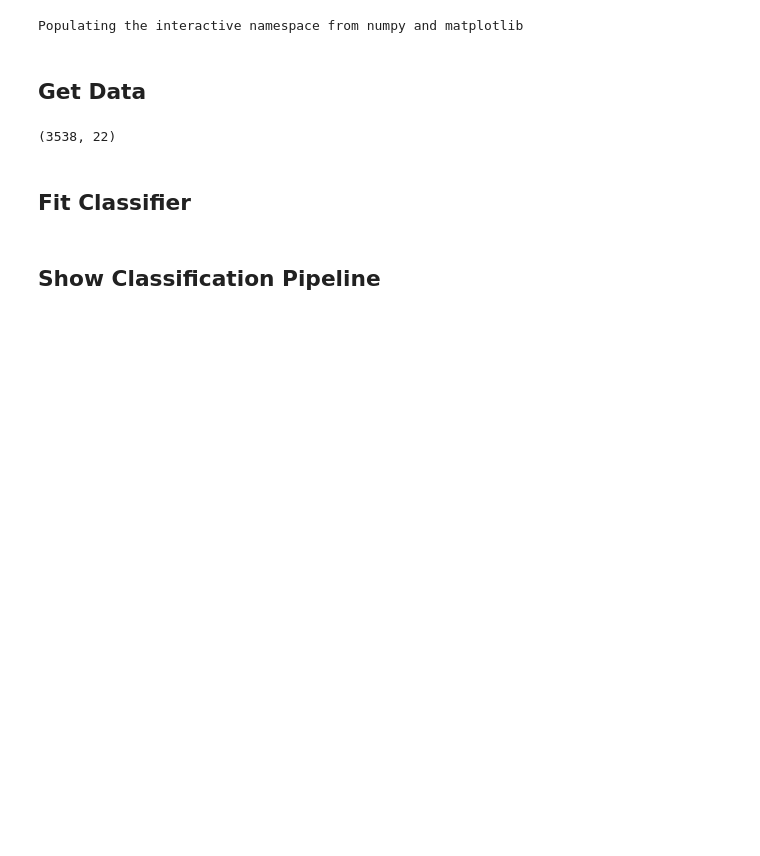
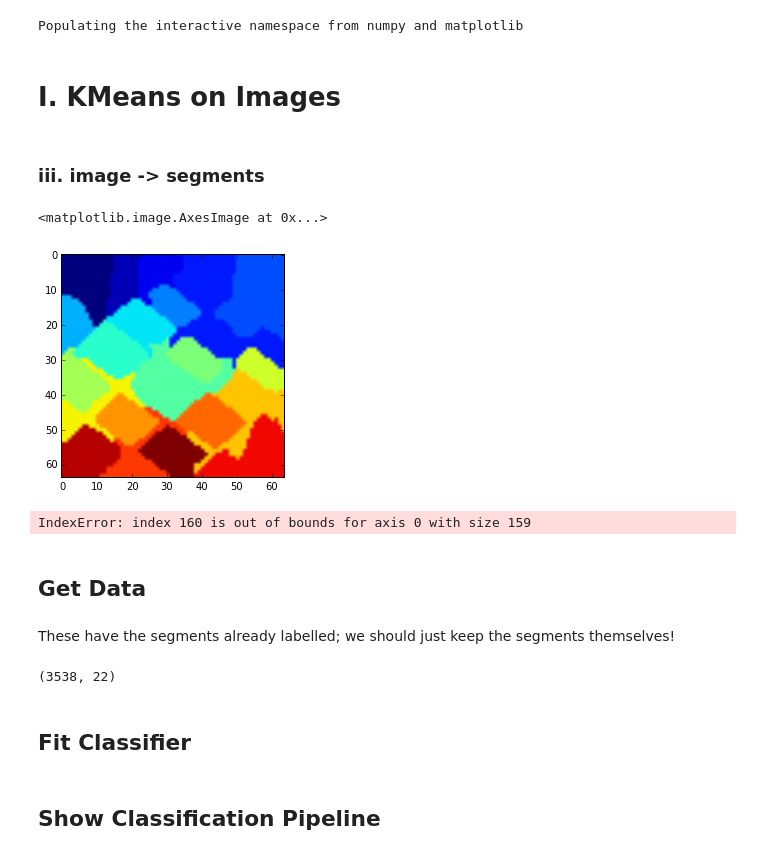
Before and after one commit to jayhack/ConvCube, a Jupyter notebook: Segments.ipynb, the cells around one changed output. Drawn from its saved outputs; the diff is of its cells as text; code cells hidden in the pictures; blank space fills up the shorter version.

```diff
--- a/Segments.ipynb
+++ b/Segments.ipynb
@@ -24,8 +24,36 @@ from convcube.db import dbschema
 client = ModalClient('./data/db', schema=dbschema)
 # %% [output]
 Populating the interactive namespace from numpy and matplotlib
+# %% [markdown]
+# I. KMeans on Images
+# %% [markdown]
+### iii. image -> segments
+# %%
+ix = 0
+# %%
+from convcube.cv.segmentation import get_kmeans_segs
+ix += 1
+img = X_val[ix,:,:,:].transpose(1, 2, 0).copy()
+segs = get_kmeans_segs(img, n_clusters=8)
+plt.imshow(segs)
+# %% [output]
+<matplotlib.image.AxesImage at 0x...>
+[figure, added]
+# %%
+ix += 5
+img = X_val[ix,:,:,:].transpose(1, 2, 0).copy()
+img = cv2.cvtColor(img, cv2.COLOR_BGR2HSV)
+pix = img.reshape((img.shape[0]*img.shape[1], img.shape[2]))
+labels = km.predict(pix)
+km_img = labels.reshape((img.shape[0], img.shape[1]))
+
+plt.imshow(km_img)
+# %% [output]
+IndexError: index 160 is out of bounds for axis 0 with size 159
 # %% [markdown]
 ## Get Data
+# %% [markdown]
+These have the segments already labelled; we should just keep the segments themselves!
 # %%
 Xs, ys = [], []
 for frame in client.iter(Frame):
```
Also changed, not shown: parts of 1 cell of this notebook, 3 other files.
